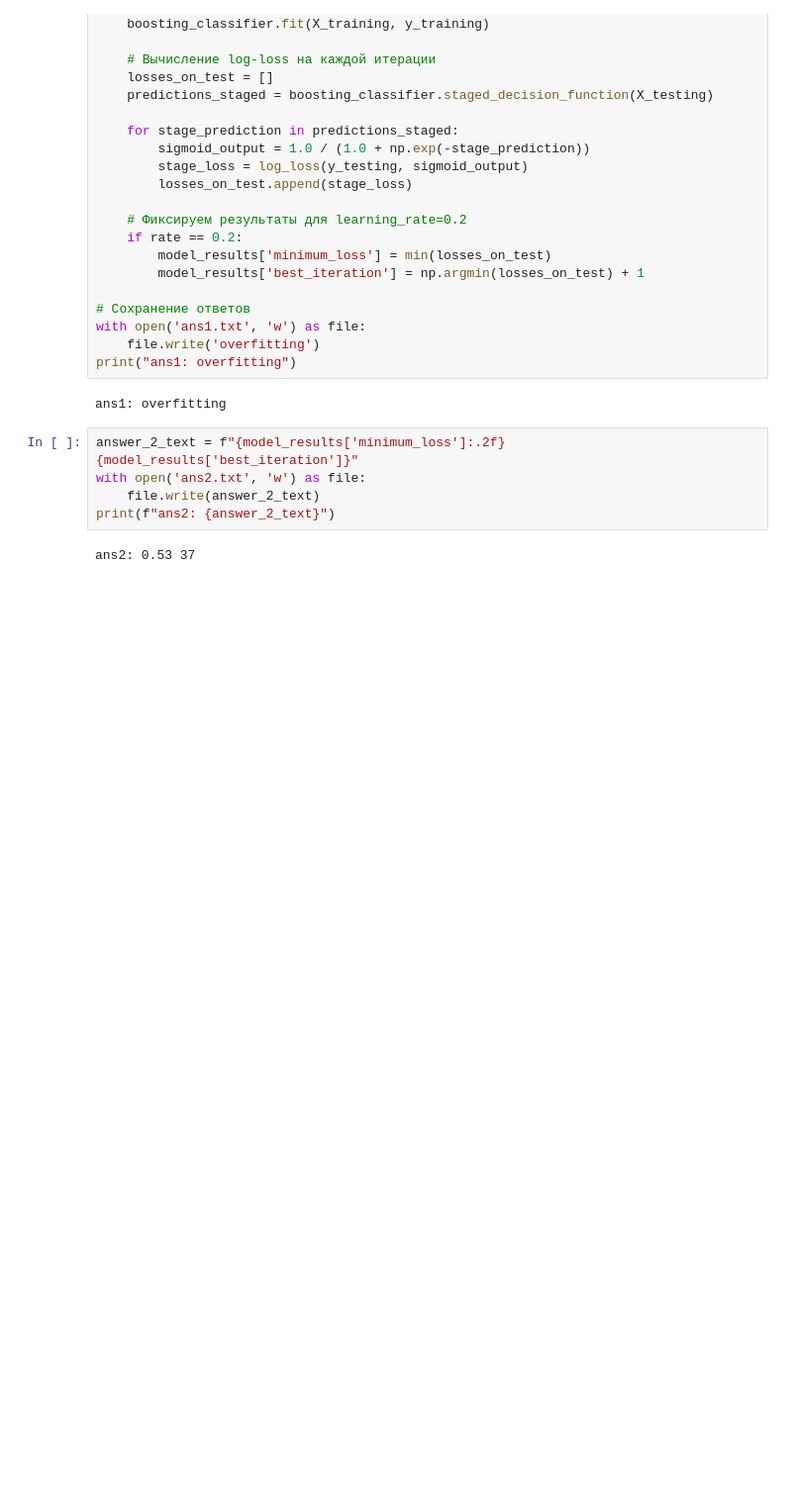
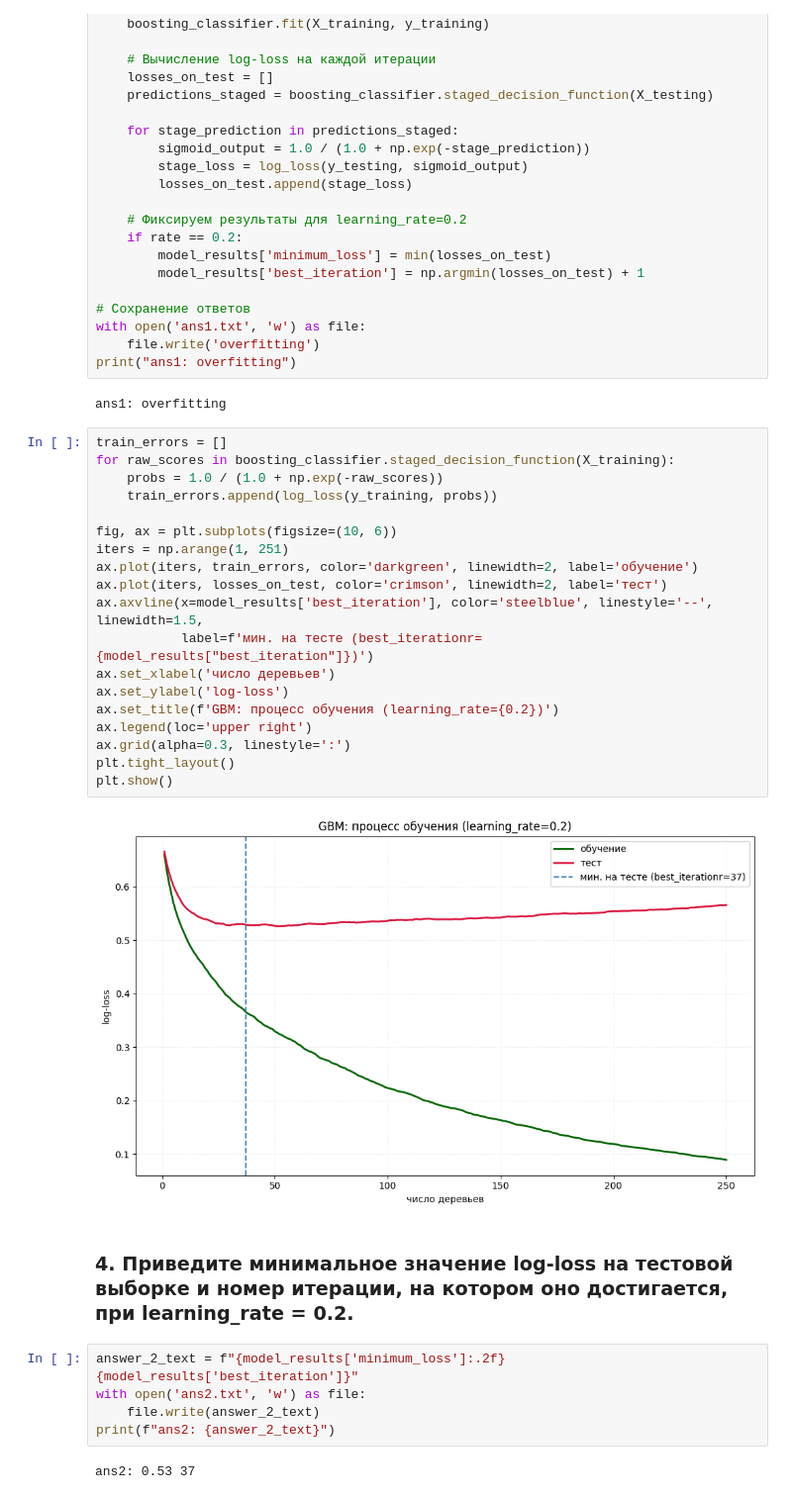
Before and after one commit to kkochetkov05/AI_Tools_In_Economy_2026, a Jupyter notebook: Иванец С. С/13-statement-gbm/thirteenth.ipynb, the cells around one changed output. Shown at 99% size. Drawn from its saved outputs; the diff is of its cells as text; blank space fills up the shorter version.

```diff
--- a/Иванец С. С/13-statement-gbm/thirteenth.ipynb
+++ b/Иванец С. С/13-statement-gbm/thirteenth.ipynb
@@ -44,6 +54,29 @@ with open('ans1.txt', 'w') as file:
 print("ans1: overfitting")
 # %% [output]
 ans1: overfitting
+# %%
+train_errors = []
+for raw_scores in boosting_classifier.staged_decision_function(X_training):
+    probs = 1.0 / (1.0 + np.exp(-raw_scores))
+    train_errors.append(log_loss(y_training, probs))
+
+fig, ax = plt.subplots(figsize=(10, 6))
+iters = np.arange(1, 251)
+ax.plot(iters, train_errors, color='darkgreen', linewidth=2, label='обучение')
+ax.plot(iters, losses_on_test, color='crimson', linewidth=2, label='тест')
+ax.axvline(x=model_results['best_iteration'], color='steelblue', linestyle='--', linewidth=1.5,
+           label=f'мин. на тесте (best_iterationr={model_results["best_iteration"]})')
+ax.set_xlabel('число деревьев')
+ax.set_ylabel('log-loss')
+ax.set_title(f'GBM: процесс обучения (learning_rate={0.2})')
+ax.legend(loc='upper right')
+ax.grid(alpha=0.3, linestyle=':')
+plt.tight_layout()
+plt.show()
+# %% [output]
+[figure, added]
+# %% [markdown]
+### 4. Приведите минимальное значение log-loss на тестовой выборке и номер итерации, на котором оно достигается, при learning_rate = 0.2.
 # %%
 answer_2_text = f"{model_results['minimum_loss']:.2f} {model_results['best_iteration']}"
 with open('ans2.txt', 'w') as file:
```
Also changed, not shown: parts of 4 cells of this notebook, 43 other files.
